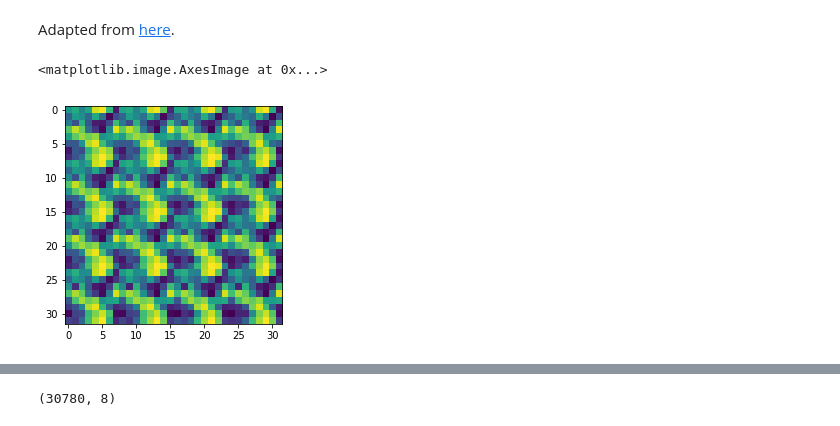
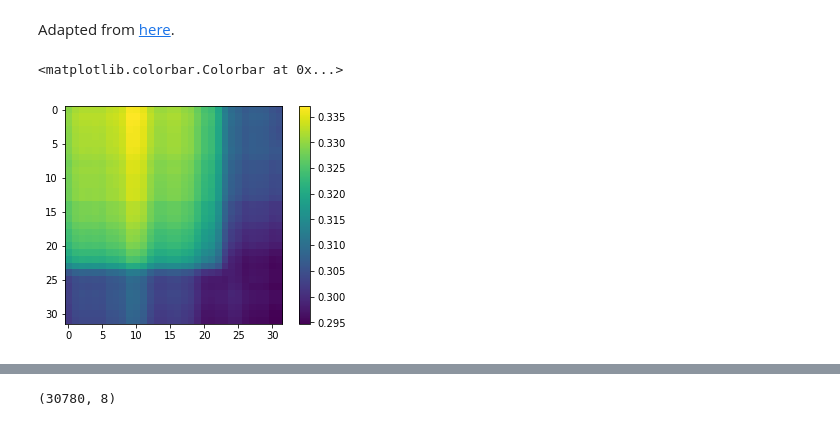
Before and after one commit to dkirkby/DC2, a Jupyter notebook: Playground.ipynb, the cells around one changed output, grey strips where cells are left out. Saved outputs shown, nothing was run; the diff lists cells and outputs as text; code cells hidden in the pictures.

```diff
--- a/Playground.ipynb
+++ b/Playground.ipynb
@@ -319,10 +319,12 @@ def accumulate(data):
 
 A1, A2 = accumulate(train_data)
 # %%
-plt.imshow(equalize(A1.mu.reshape(32, 32)), interpolation='none')
+#plt.imshow(equalize(A1.mu.reshape(32, 32)), interpolation='none')
+plt.imshow(A1.mu.reshape(32, 32), interpolation='none')
+plt.colorbar()
 # %% [output]
-<matplotlib.image.AxesImage at 0x...>
+<matplotlib.colorbar.Colorbar at 0x...>
-[figure, old version]
+[figure, new version]
 # %%
 plt.imshow(equalize(A1.C), interpolation='none')
 # %% [output]
```
Also changed, not shown: parts of 7 cells of this notebook.
